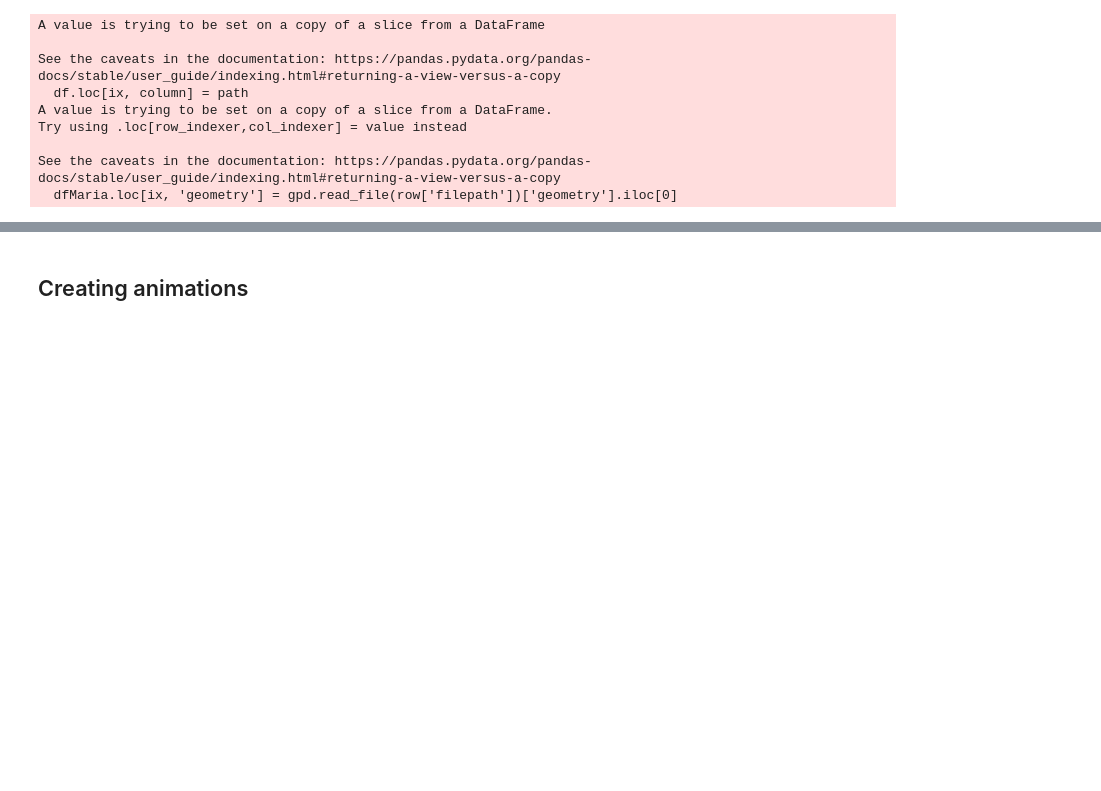
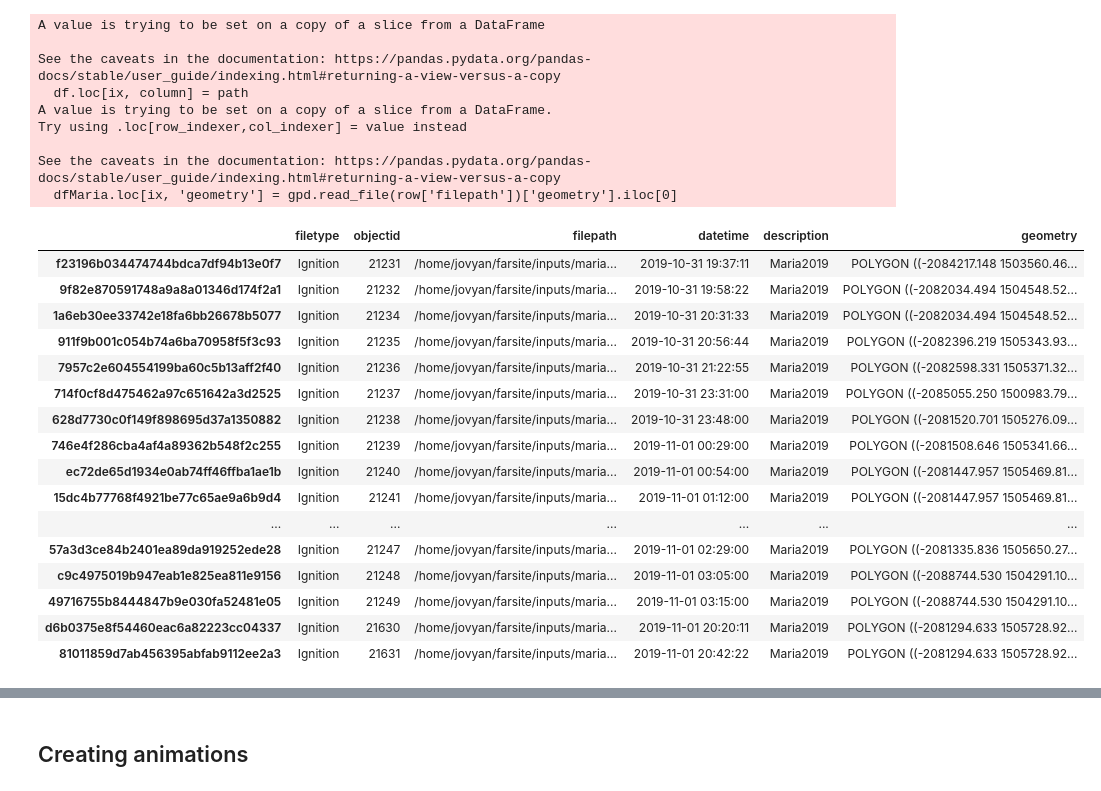
Before and after one commit to tolgacaglar/farsite-devAPI, a Jupyter notebook: src/Perimeter Adjusting through Kalman Filter.ipynb, the cells around one changed output, grey strips where cells are left out. Saved outputs shown, nothing was run; the diff lists cells and outputs as text; code cells hidden in the pictures; blank space fills up the shorter version.

```diff
--- a/src/Perimeter Adjusting through Kalman Filter.ipynb
+++ b/src/Perimeter Adjusting through Kalman Filter.ipynb
@@ -177,6 +177,26 @@ Try using .loc[row_indexer,col_indexer] = value instead
 
 See the caveats in the documentation: https://pandas.pydata.org/pandas-docs/stable/user_guide/indexing.html#returning-a-view-versus-a-copy
   dfMaria.loc[ix, 'geometry'] = gpd.read_file(row['filepath'])['geometry'].iloc[0]
+# %%
+gdfMariaIgnition
+# %% [output]
+|  | filetype | objectid | filepath | datetime | description | geometry |
+| f23196b034474744bdca7df94b13e0f7 | Ignition | 21231 | /home/jovyan/farsite/inputs/maria... | 2019-10-31 19:37:11 | Maria2019 | POLYGON ((-2084217.148 1503560.46... |
+| 9f82e870591748a9a8a01346d174f2a1 | Ignition | 21232 | /home/jovyan/farsite/inputs/maria... | 2019-10-31 19:58:22 | Maria2019 | POLYGON ((-2082034.494 1504548.52... |
+| 1a6eb30ee33742e18fa6bb26678b5077 | Ignition | 21234 | /home/jovyan/farsite/inputs/maria... | 2019-10-31 20:31:33 | Maria2019 | POLYGON ((-2082034.494 1504548.52... |
+| 911f9b001c054b74a6ba70958f5f3c93 | Ignition | 21235 | /home/jovyan/farsite/inputs/maria... | 2019-10-31 20:56:44 | Maria2019 | POLYGON ((-2082396.219 1505343.93... |
+| 7957c2e604554199ba60c5b13aff2f40 | Ignition | 21236 | /home/jovyan/farsite/inputs/maria... | 2019-10-31 21:22:55 | Maria2019 | POLYGON ((-2082598.331 1505371.32... |
+| 714f0cf8d475462a97c651642a3d2525 | Ignition | 21237 | /home/jovyan/farsite/inputs/maria... | 2019-10-31 23:31:00 | Maria2019 | POLYGON ((-2085055.250 1500983.79... |
+| 628d7730c0f149f898695d37a1350882 | Ignition | 21238 | /home/jovyan/farsite/inputs/maria... | 2019-10-31 23:48:00 | Maria2019 | POLYGON ((-2081520.701 1505276.09... |
+| 746e4f286cba4af4a89362b548f2c255 | Ignition | 21239 | /home/jovyan/farsite/inputs/maria... | 2019-11-01 00:29:00 | Maria2019 | POLYGON ((-2081508.646 1505341.66... |
+| ec72de65d1934e0ab74ff46ffba1ae1b | Ignition | 21240 | /home/jovyan/farsite/inputs/maria... | 2019-11-01 00:54:00 | Maria2019 | POLYGON ((-2081447.957 1505469.81... |
+| 15dc4b77768f4921be77c65ae9a6b9d4 | Ignition | 21241 | /home/jovyan/farsite/inputs/maria... | 2019-11-01 01:12:00 | Maria2019 | POLYGON ((-2081447.957 1505469.81... |
+| ... | ... | ... | ... | ... | ... | ... |
+| 57a3d3ce84b2401ea89da919252ede28 | Ignition | 21247 | /home/jovyan/farsite/inputs/maria... | 2019-11-01 02:29:00 | Maria2019 | POLYGON ((-2081335.836 1505650.27... |
+| c9c4975019b947eab1e825ea811e9156 | Ignition | 21248 | /home/jovyan/farsite/inputs/maria... | 2019-11-01 03:05:00 | Maria2019 | POLYGON ((-2088744.530 1504291.10... |
+| 49716755b8444847b9e030fa52481e05 | Ignition | 21249 | /home/jovyan/farsite/inputs/maria... | 2019-11-01 03:15:00 | Maria2019 | POLYGON ((-2088744.530 1504291.10... |
+| d6b0375e8f54460eac6a82223cc04337 | Ignition | 21630 | /home/jovyan/farsite/inputs/maria... | 2019-11-01 20:20:11 | Maria2019 | POLYGON ((-2081294.633 1505728.92... |
+| 81011859d7ab456395abfab9112ee2a3 | Ignition | 21631 | /home/jovyan/farsite/inputs/maria... | 2019-11-01 20:42:22 | Maria2019 | POLYGON ((-2081294.633 1505728.92... |
 # %%
 %%time
 
```
Also changed, not shown: parts of 6 cells of this notebook.
